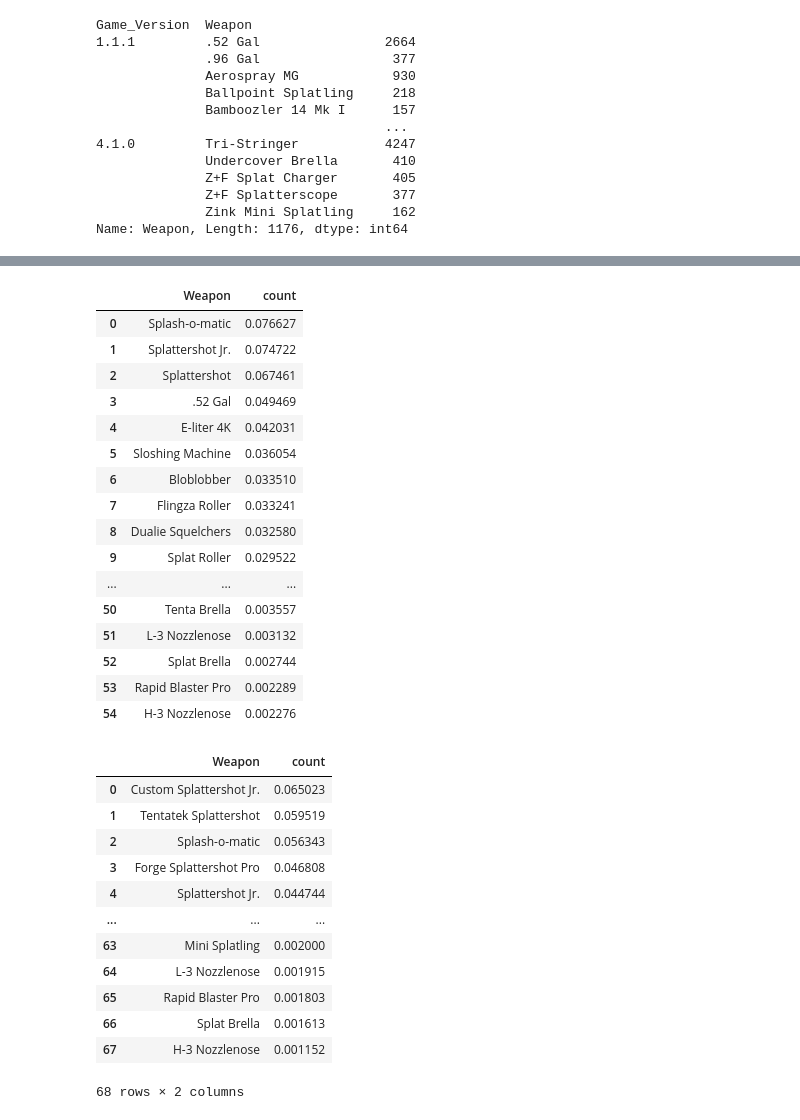
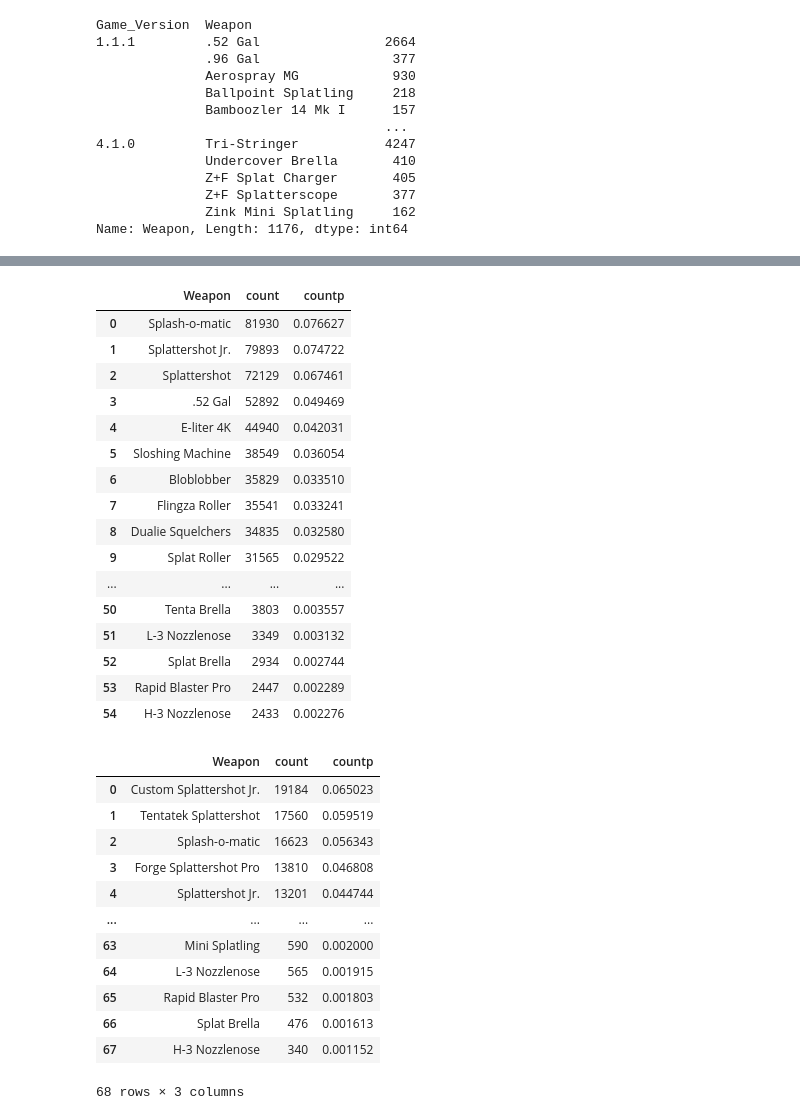
Before and after one commit to DavidAsterumLuo/CS416NarativeVis, a Jupyter notebook: CleanData.ipynb, the cells around one changed output, grey strips where cells are left out. Drawn from its saved outputs; the diff is of its cells as text; code cells hidden in the pictures.

```diff
--- a/CleanData.ipynb
+++ b/CleanData.ipynb
@@ -213,42 +213,42 @@ ver1_2_0
 # %%
 ver1_2_1 = allWeapons[allWeapons["Game_Version"]=="1.2.1"].groupby("Weapon")["Weapon"].count().reset_index(name='count').sort_values(['count'], ascending=False, ignore_index=True)
-ver1_2_1["count"] = ver1_2_1["count"]/sum(ver1_2_1["count"])
+ver1_2_1["countp"] = ver1_2_1["count"]/sum(ver1_2_1["count"])
 ver1_2_1
 # %% [output]
-|  | Weapon | count |
-| 0 | Splash-o-matic | 0.076627 |
-| 1 | Splattershot Jr. | 0.074722 |
-| 2 | Splattershot | 0.067461 |
-| 3 | .52 Gal | 0.049469 |
-| 4 | E-liter 4K | 0.042031 |
-| 5 | Sloshing Machine | 0.036054 |
-| 6 | Bloblobber | 0.033510 |
-| 7 | Flingza Roller | 0.033241 |
-| 8 | Dualie Squelchers | 0.032580 |
-| 9 | Splat Roller | 0.029522 |
-| ... | ... | ... |
-| 50 | Tenta Brella | 0.003557 |
-| 51 | L-3 Nozzlenose | 0.003132 |
-| 52 | Splat Brella | 0.002744 |
-| 53 | Rapid Blaster Pro | 0.002289 |
-| 54 | H-3 Nozzlenose | 0.002276 |
+|  | Weapon | count | countp |
+| 0 | Splash-o-matic | 81930 | 0.076627 |
+| 1 | Splattershot Jr. | 79893 | 0.074722 |
+| 2 | Splattershot | 72129 | 0.067461 |
+| 3 | .52 Gal | 52892 | 0.049469 |
+| 4 | E-liter 4K | 44940 | 0.042031 |
+| 5 | Sloshing Machine | 38549 | 0.036054 |
+| 6 | Bloblobber | 35829 | 0.033510 |
+| 7 | Flingza Roller | 35541 | 0.033241 |
+| 8 | Dualie Squelchers | 34835 | 0.032580 |
+| 9 | Splat Roller | 31565 | 0.029522 |
+| ... | ... | ... | ... |
+| 50 | Tenta Brella | 3803 | 0.003557 |
+| 51 | L-3 Nozzlenose | 3349 | 0.003132 |
+| 52 | Splat Brella | 2934 | 0.002744 |
+| 53 | Rapid Blaster Pro | 2447 | 0.002289 |
+| 54 | H-3 Nozzlenose | 2433 | 0.002276 |
 # %%
 ver2_0_0= allWeapons[allWeapons["Game_Version"]=="2.0.0"].groupby("Weapon")["Weapon"].count().reset_index(name='count').sort_values(['count'], ascending=False, ignore_index=True)
-ver2_0_0["count"] = ver2_0_0["count"]/sum(ver2_0_0["count"])
+ver2_0_0["countp"] = ver2_0_0["count"]/sum(ver2_0_0["count"])
 ver2_0_0
 # %% [output]
-|  | Weapon | count |
-| 0 | Custom Splattershot Jr. | 0.065023 |
-| 1 | Tentatek Splattershot | 0.059519 |
-| 2 | Splash-o-matic | 0.056343 |
-| 3 | Forge Splattershot Pro | 0.046808 |
-| 4 | Splattershot Jr. | 0.044744 |
-| ... | ... | ... |
-| 63 | Mini Splatling | 0.002000 |
-| 64 | L-3 Nozzlenose | 0.001915 |
-| 65 | Rapid Blaster Pro | 0.001803 |
-| 66 | Splat Brella | 0.001613 |
-| 67 | H-3 Nozzlenose | 0.001152 |
+|  | Weapon | count | countp |
+| 0 | Custom Splattershot Jr. | 19184 | 0.065023 |
+| 1 | Tentatek Splattershot | 17560 | 0.059519 |
+| 2 | Splash-o-matic | 16623 | 0.056343 |
+| 3 | Forge Splattershot Pro | 13810 | 0.046808 |
+| 4 | Splattershot Jr. | 13201 | 0.044744 |
+| ... | ... | ... | ... |
+| 63 | Mini Splatling | 590 | 0.002000 |
+| 64 | L-3 Nozzlenose | 565 | 0.001915 |
+| 65 | Rapid Blaster Pro | 532 | 0.001803 |
+| 66 | Splat Brella | 476 | 0.001613 |
+| 67 | H-3 Nozzlenose | 340 | 0.001152 |
-68 rows × 2 columns
+68 rows × 3 columns
 # %%
 ver2_0_1 = allWeapons[allWeapons["Game_Version"]=="2.0.1"].groupby("Weapon")["Weapon"].count().reset_index(name='count').sort_values(['count'], ascending=False, ignore_index=True)
```
Also changed, not shown: parts of 15 cells of this notebook, 16 other files.
